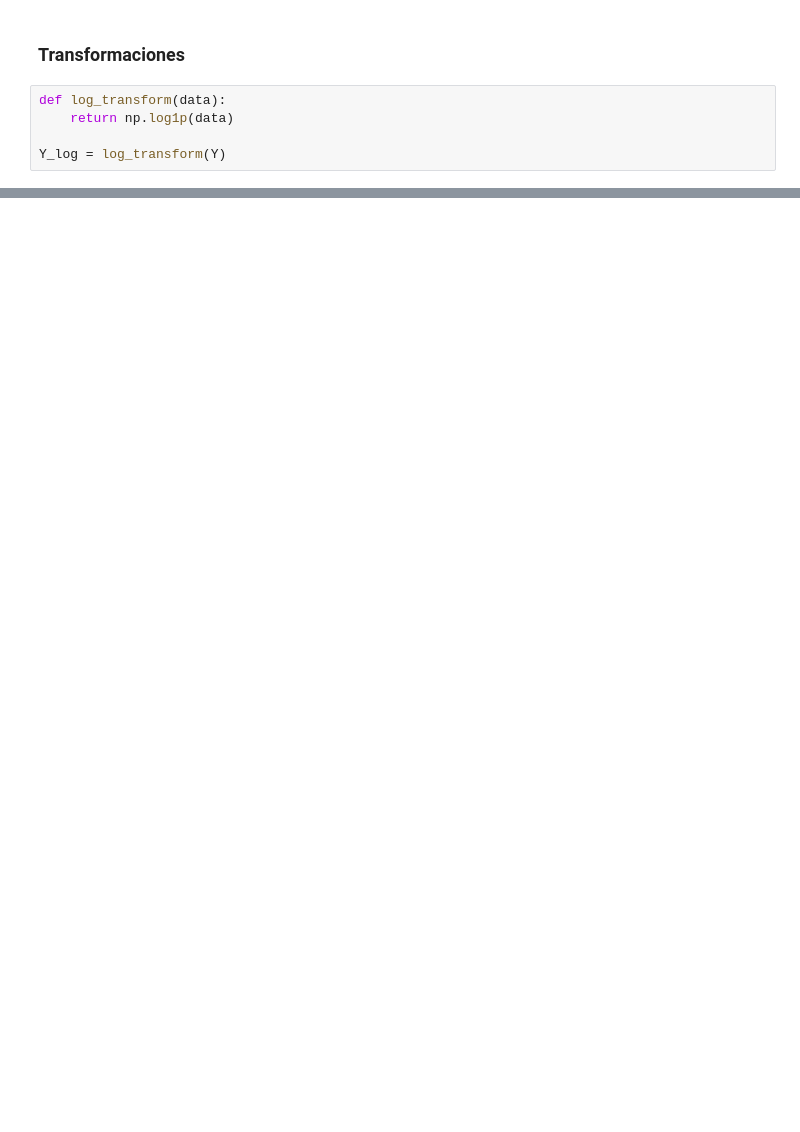
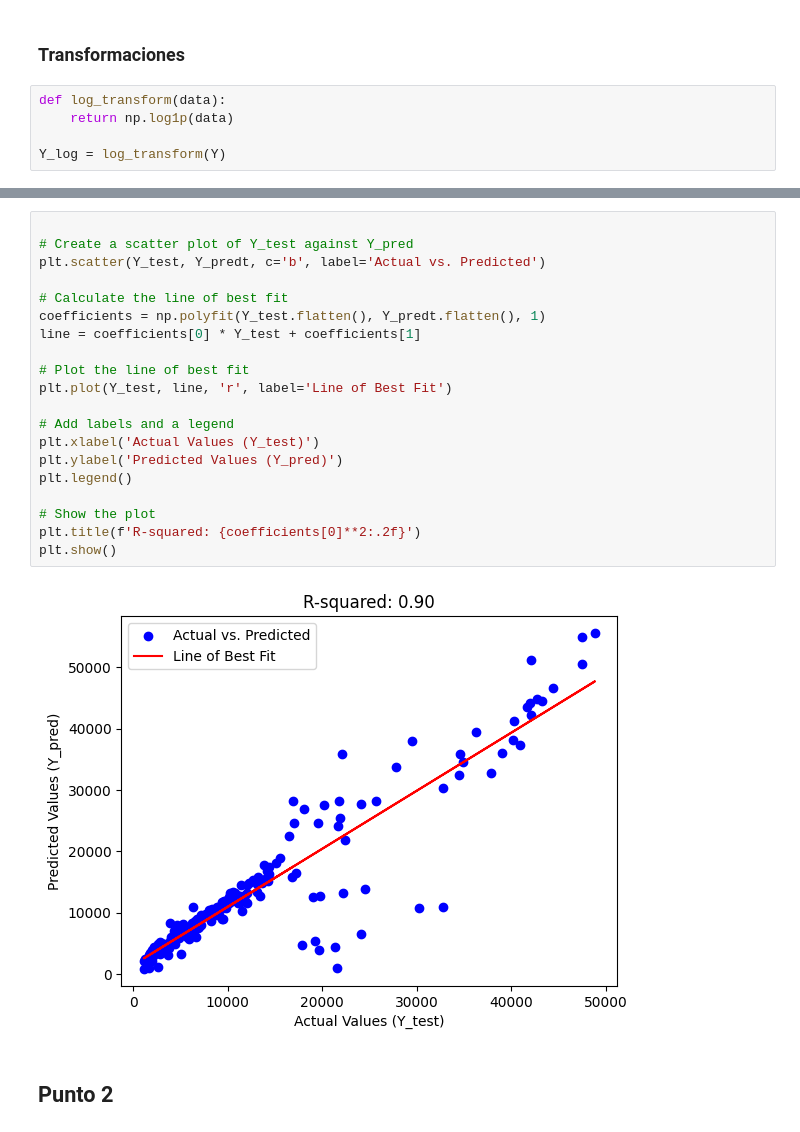
Before and after one commit to dcrovo/ML-Workshops, a Jupyter notebook: Workshop1/code/Taller1.ipynb, the cells around one changed output, grey strips where cells are left out. Saved outputs shown, nothing was run; the diff lists cells and outputs as text; blank space fills up the shorter version.

```diff
--- a/Workshop1/code/Taller1.ipynb
+++ b/Workshop1/code/Taller1.ipynb
@@ -275,0 +291,24 @@ Pérdida de validación con los mejores hiperparámetros: 40019052.17837612
+# %%
+
+# Create a scatter plot of Y_test against Y_pred
+plt.scatter(Y_test, Y_predt, c='b', label='Actual vs. Predicted')
+
+# Calculate the line of best fit
+coefficients = np.polyfit(Y_test.flatten(), Y_predt.flatten(), 1)
+line = coefficients[0] * Y_test + coefficients[1]
+
+# Plot the line of best fit
+plt.plot(Y_test, line, 'r', label='Line of Best Fit')
+
+# Add labels and a legend
+plt.xlabel('Actual Values (Y_test)')
+plt.ylabel('Predicted Values (Y_pred)')
+plt.legend()
+
+# Show the plot
+plt.title(f'R-squared: {coefficients[0]**2:.2f}')
+plt.show()
+# %% [output]
+[figure, added]
+# %% [markdown]
+## Punto 2
```
Also changed, not shown: parts of 10 cells of this notebook.
